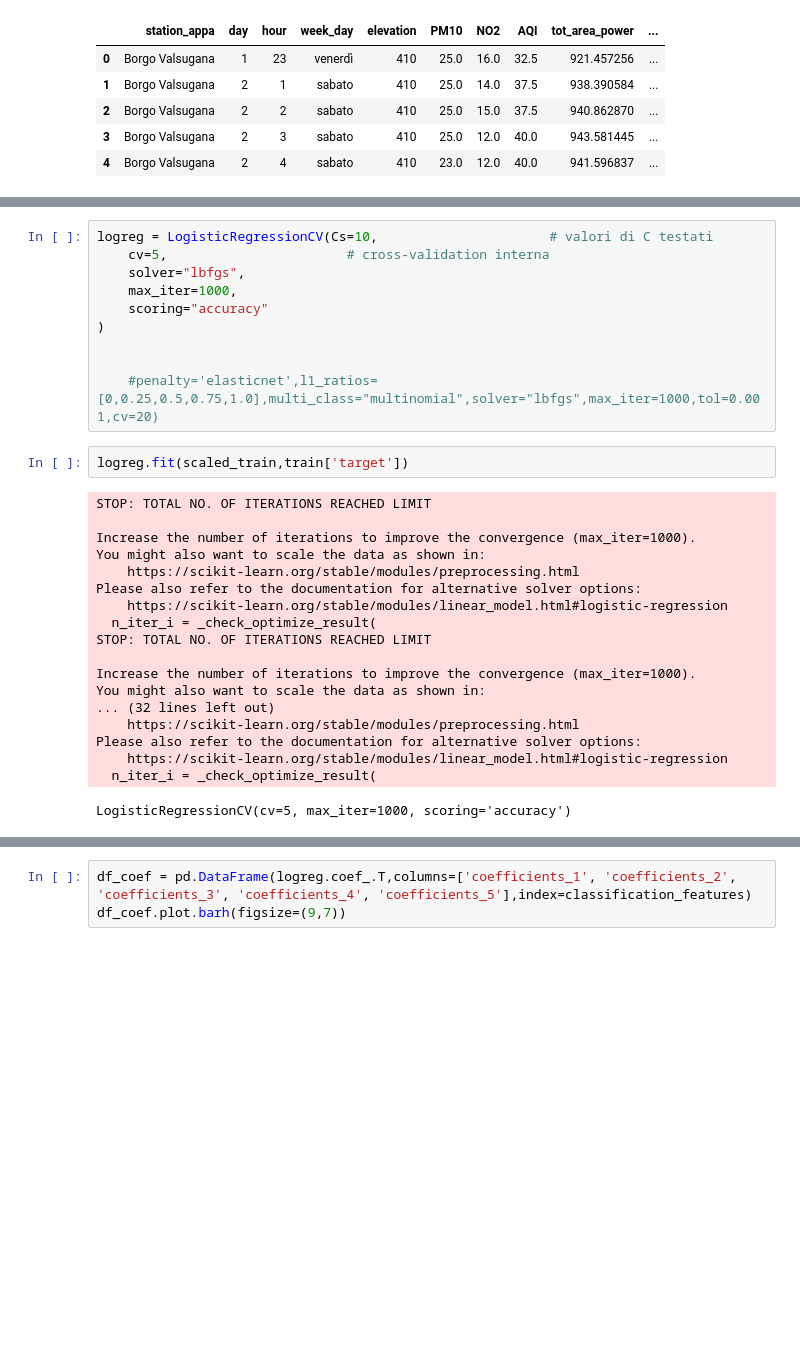
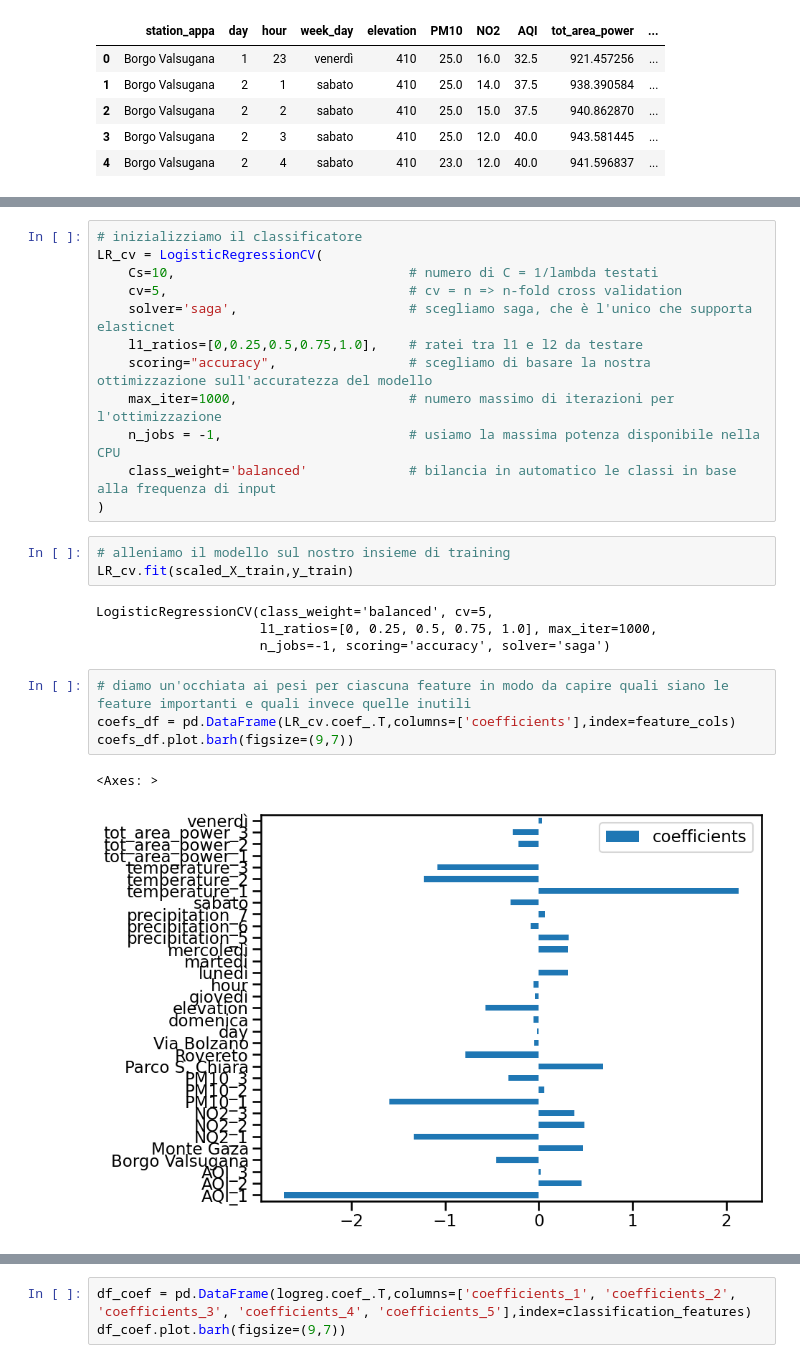
Before and after one commit to CarloDegasperi/DataScience, a Jupyter notebook: notebooks/classification/04_logistic_regression.ipynb, the cells around one changed output, grey strips where cells are left out. Saved outputs shown, nothing was run; the diff lists cells and outputs as text; blank space fills up the shorter version.

Commit message:
modifiche classificatore e EDA

```diff
--- a/notebooks/classification/04_logistic_regression.ipynb
+++ b/notebooks/classification/04_logistic_regression.ipynb
@@ -143,32 +143,27 @@ scaled_train.head()
 5 rows × 33 columns
 # %%
-logreg = LogisticRegressionCV(Cs=10,                      # valori di C testati
-    cv=5,                       # cross-validation interna
-    solver="lbfgs",
-    max_iter=1000,
-    scoring="accuracy"
+# inizializziamo il classificatore
+LR_cv = LogisticRegressionCV(
+    Cs=10,                              # numero di C = 1/lambda testati
+    cv=5,                               # cv = n => n-fold cross validation
+    solver='saga',                      # scegliamo saga, che è l'unico che supporta elasticnet
+    l1_ratios=[0,0.25,0.5,0.75,1.0],    # ratei tra l1 e l2 da testare
+    scoring="accuracy",                 # scegliamo di basare la nostra ottimizzazione sull'accuratezza del modello
+    max_iter=1000,                      # numero massimo di iterazioni per l'ottimizzazione
+    n_jobs = -1,                        # usiamo la massima potenza disponibile nella CPU
+    class_weight='balanced'             # bilancia in automatico le classi in base alla frequenza di input
 )
-
-
-    #penalty='elasticnet',l1_ratios=[0,0.25,0.5,0.75,1.0],multi_class="multinomial",solver="lbfgs",max_iter=1000,tol=0.001,cv=20)
 # %%
-logreg.fit(scaled_train,train['target'])
+# alleniamo il modello sul nostro insieme di training
+LR_cv.fit(scaled_X_train,y_train)
 # %% [output]
-STOP: TOTAL NO. OF ITERATIONS REACHED LIMIT
-
-Increase the number of iterations to improve the convergence (max_iter=1000).
-You might also want to scale the data as shown in:
-    https://scikit-learn.org/stable/modules/preprocessing.html
-Please also refer to the documentation for alternative solver options:
-    https://scikit-learn.org/stable/modules/linear_model.html#logistic-regression
-  n_iter_i = _check_optimize_result(
-STOP: TOTAL NO. OF ITERATIONS REACHED LIMIT
-
-Increase the number of iterations to improve the convergence (max_iter=1000).
-You might also want to scale the data as shown in:
-... (32 lines left out)
-    https://scikit-learn.org/stable/modules/preprocessing.html
-Please also refer to the documentation for alternative solver options:
-    https://scikit-learn.org/stable/modules/linear_model.html#logistic-regression
-  n_iter_i = _check_optimize_result(
+LogisticRegressionCV(class_weight='balanced', cv=5,
+                     l1_ratios=[0, 0.25, 0.5, 0.75, 1.0], max_iter=1000,
+                     n_jobs=-1, scoring='accuracy', solver='saga')
-LogisticRegressionCV(cv=5, max_iter=1000, scoring='accuracy')
+# %%
+# diamo un'occhiata ai pesi per ciascuna feature in modo da capire quali siano le feature importanti e quali invece quelle inutili
+coefs_df = pd.DataFrame(LR_cv.coef_.T,columns=['coefficients'],index=feature_cols)
+coefs_df.plot.barh(figsize=(9,7))
+# %% [output]
+<Axes: >
+[figure, added]
```
Also changed, not shown: parts of 26 cells of this notebook, 7 other files.
